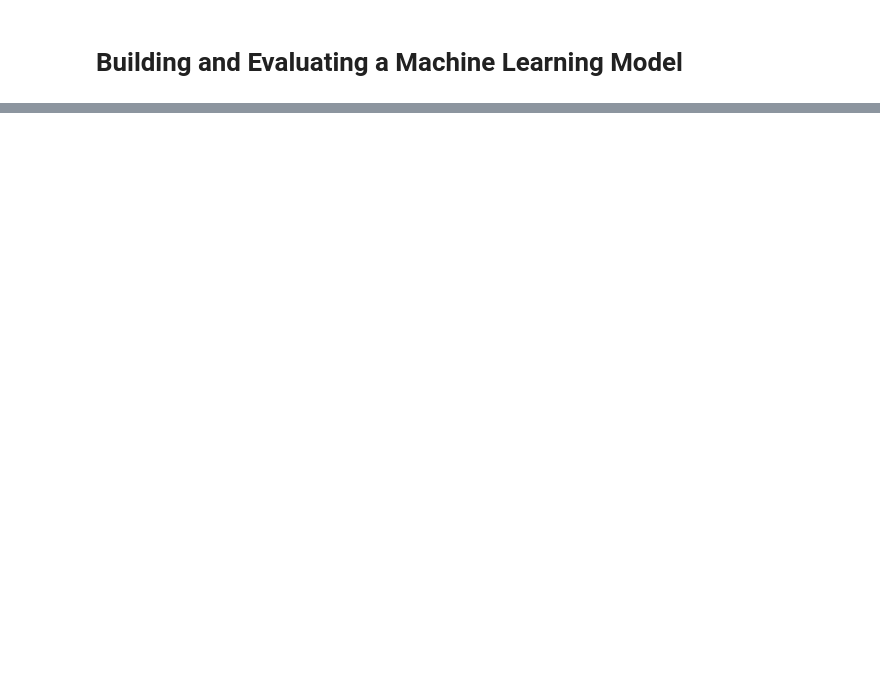
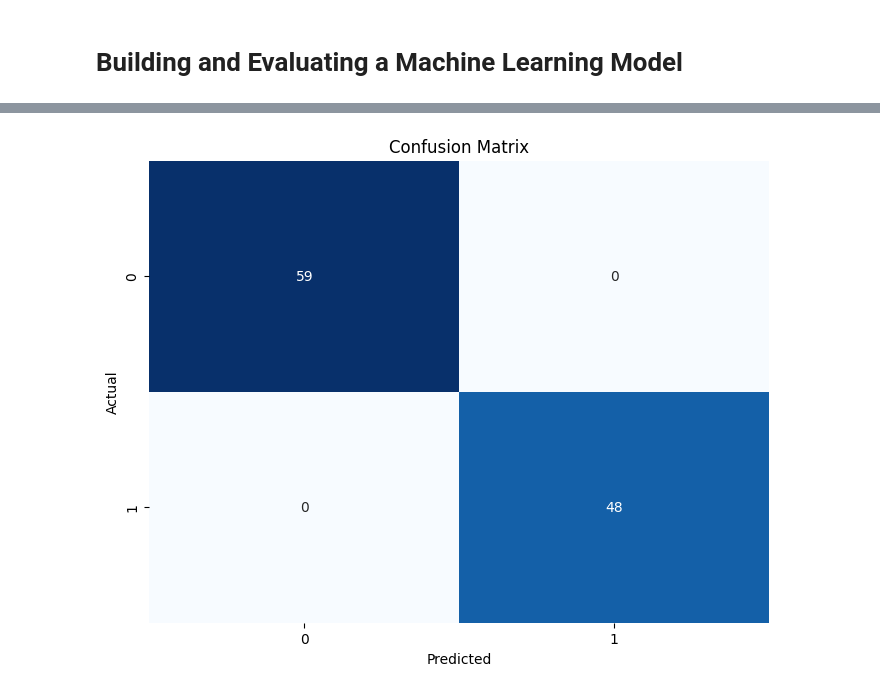
Before and after one commit to fahamin5149/AI-internship-task, a Jupyter notebook: Machine_learning_Model.ipynb, the cells around one changed output, grey strips where cells are left out. Drawn from its saved outputs; the diff is of its cells as text; code cells hidden in the pictures; blank space fills up the shorter version.

```diff
--- a/Machine_learning_Model.ipynb
+++ b/Machine_learning_Model.ipynb
@@ -22,0 +52,8 @@ df
+# %%
+# scaler = StandardScaler()
+# X_train = scaler.fit_transform(x_train)
+# X_test = scaler.transform(x_test)
+
+scaler = StandardScaler()
+X_train_scaled = scaler.fit_transform(x_train)
+X_test_scaled = scaler.transform(x_test)
@@ -22,0 +62,4 @@ df
+# %%
+model = SVC(kernel='linear')
+# %%
+model.fit(X_train_scaled, y_train)
@@ -22,0 +68,2 @@ df
+# %%
+y_pred=model.predict(X_test_scaled)
@@ -22,0 +87,14 @@ df
+# %%
+from sklearn.metrics import confusion_matrix
+import seaborn as sns
+
+
+cm = confusion_matrix(y_test, y_pred)
+plt.figure(figsize=(8, 6))
+sns.heatmap(cm, annot=True, cmap='Blues', fmt='d', cbar=False)
+plt.xlabel('Predicted')
+plt.ylabel('Actual')
+plt.title('Confusion Matrix')
+plt.show()
+# %% [output]
+[figure, added]
```
Also changed, not shown: parts of 15 cells of this notebook.
